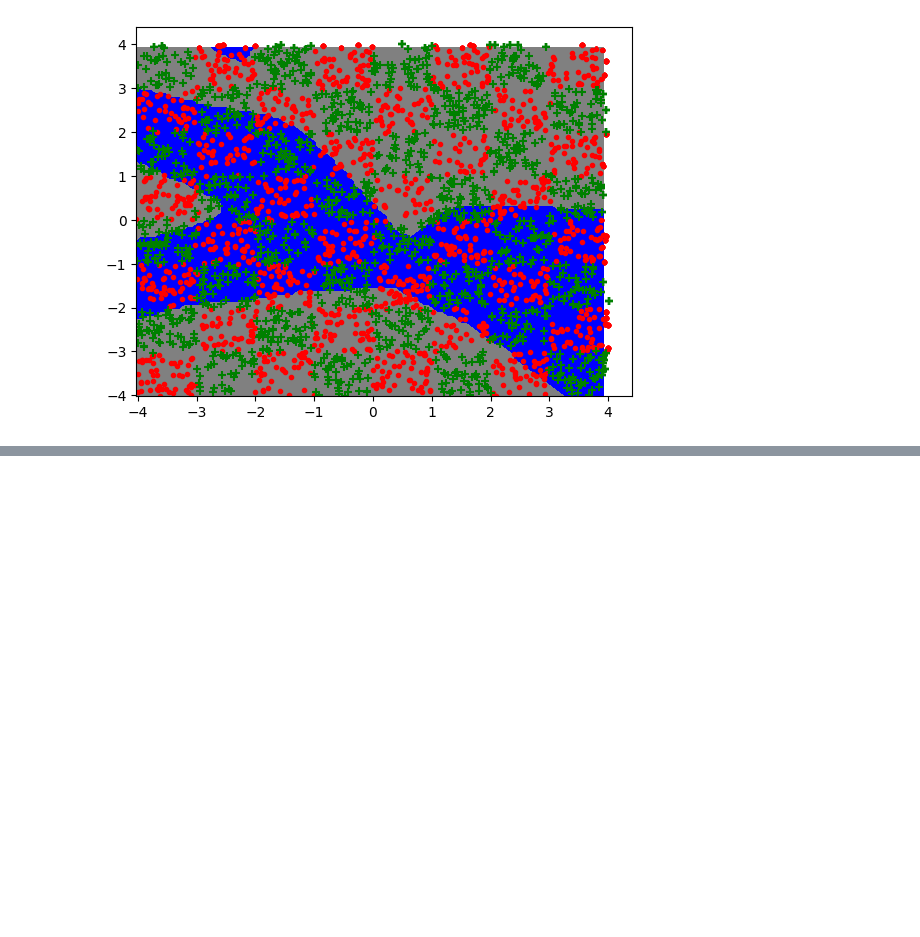
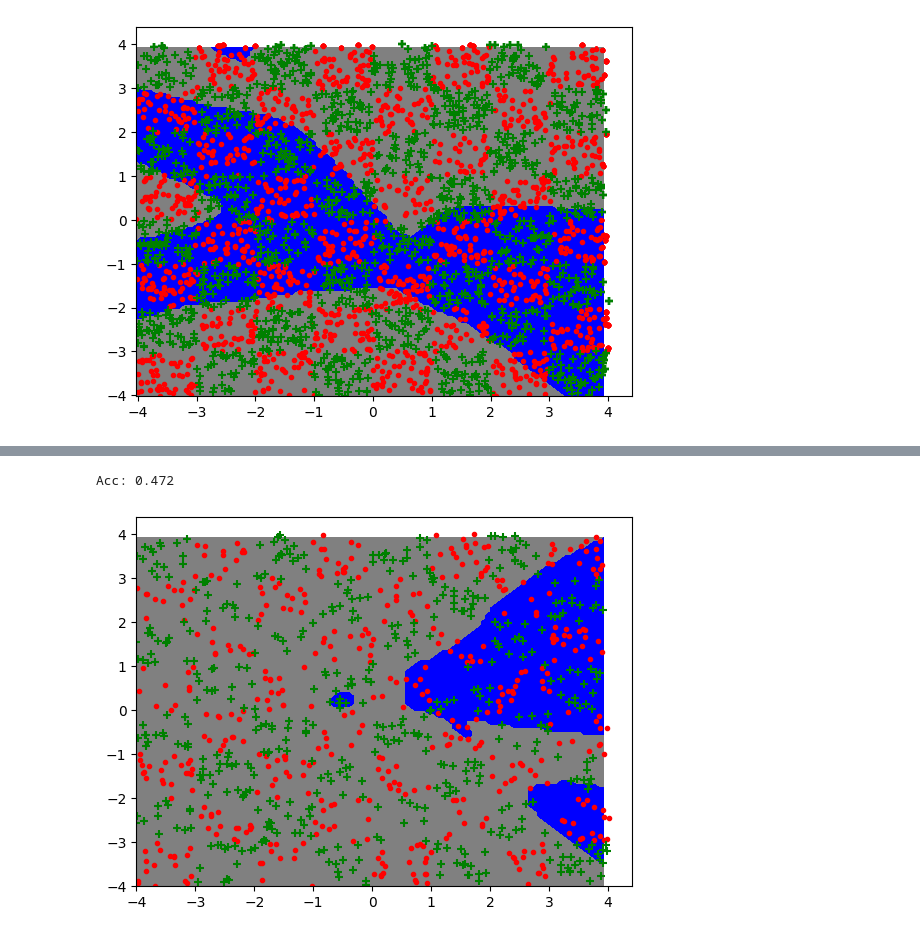
Before and after one commit to nhs2828/NeuralNetwork_DIY, a Jupyter notebook: notebook/Non_Lineaire.ipynb, the cells around one changed output, grey strips where cells are left out. Saved outputs shown, nothing was run; the diff lists cells and outputs as text; code cells hidden in the pictures; blank space fills up the shorter version.

```diff
--- a/notebook/Non_Lineaire.ipynb
+++ b/notebook/Non_Lineaire.ipynb
@@ -256,0 +268,31 @@ Iter 10, Accuracy: 0.501
+# %%
+np.random.seed(6)
+nb_couche_latentes = 128
+#ini
+MLin1 = Linear(X.shape[1],nb_couche_latentes)
+MtanH = TanH()
+MLin2 = Linear(MLin1._parameters['w'].shape[0], nb_couche_latentes//2) #w_h1(out,in)
+MSig = Sigmoide()
+MLin3 = Linear(MLin2._parameters['w'].shape[0], 1) #w_h2(out,in)
+#forward
+z_1 = MLin1.forward(X)
+z_1_tan = MtanH.forward(z_1)
+z_2 = MLin2.forward(z_1_tan)
+z_2_sig = MSig.forward(z_2)
+z_3 = MLin3.forward(z_2_sig)
+z_3_tanh = MtanH.forward(z_3)
+#decision
+y_pred = np.where(z_3_tanh>0,1,0)
+
+def f_tanh(X):
+  A = MtanH.forward(MLin3.forward(MSig.forward(MLin2.forward(MtanH.forward(MLin1.forward(X))))))
+  return np.where(A>0,1,0)
+
+#plot
+plot_frontiere(X,f_tanh,step=100)
+plot_data(X,Y)
+res = np.where(y_pred == Y, 1, 0).sum()
+print("Acc:",res/len(Y))
+# %% [output]
+Acc: 0.472
+[figure, added]
```
Also changed, not shown: parts of 5 cells of this notebook, 2 other files.
